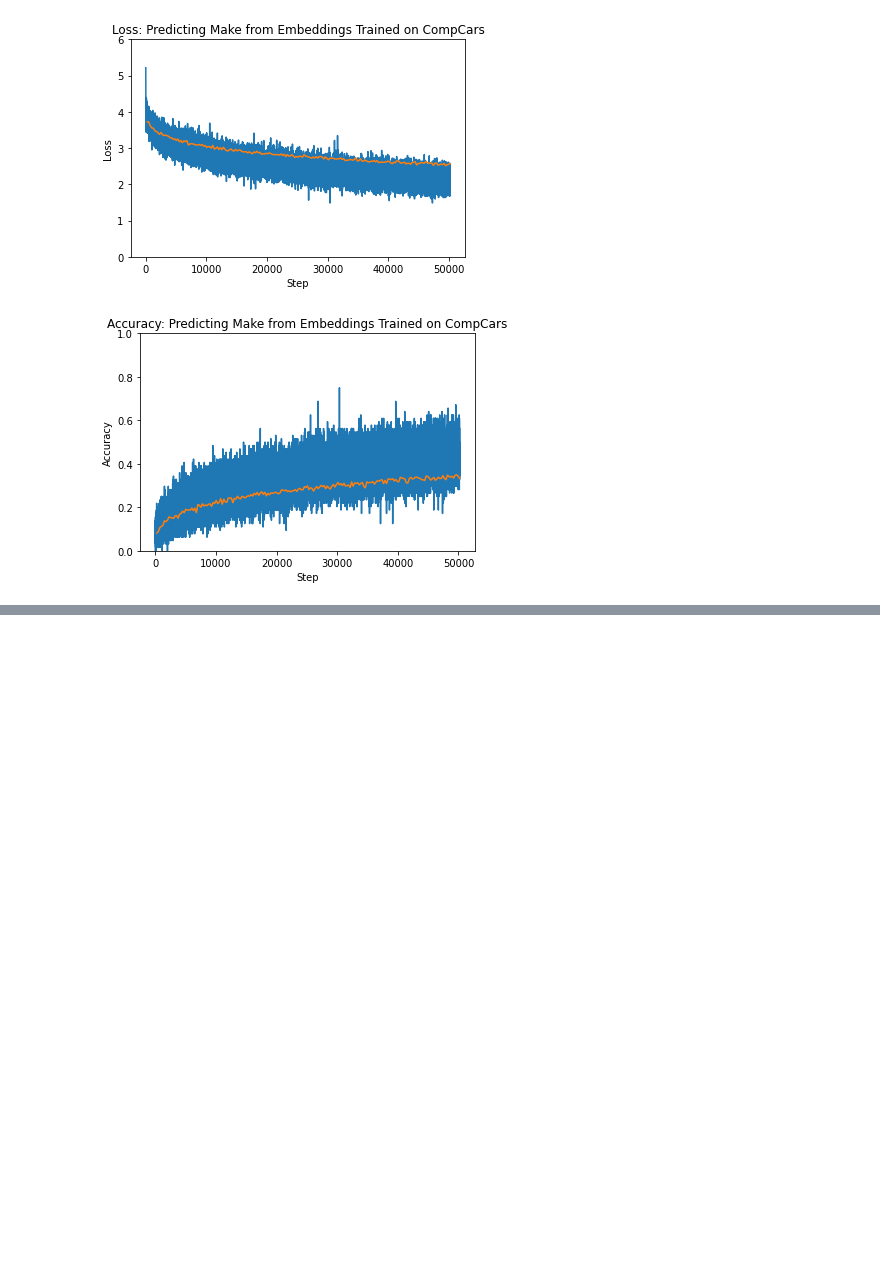
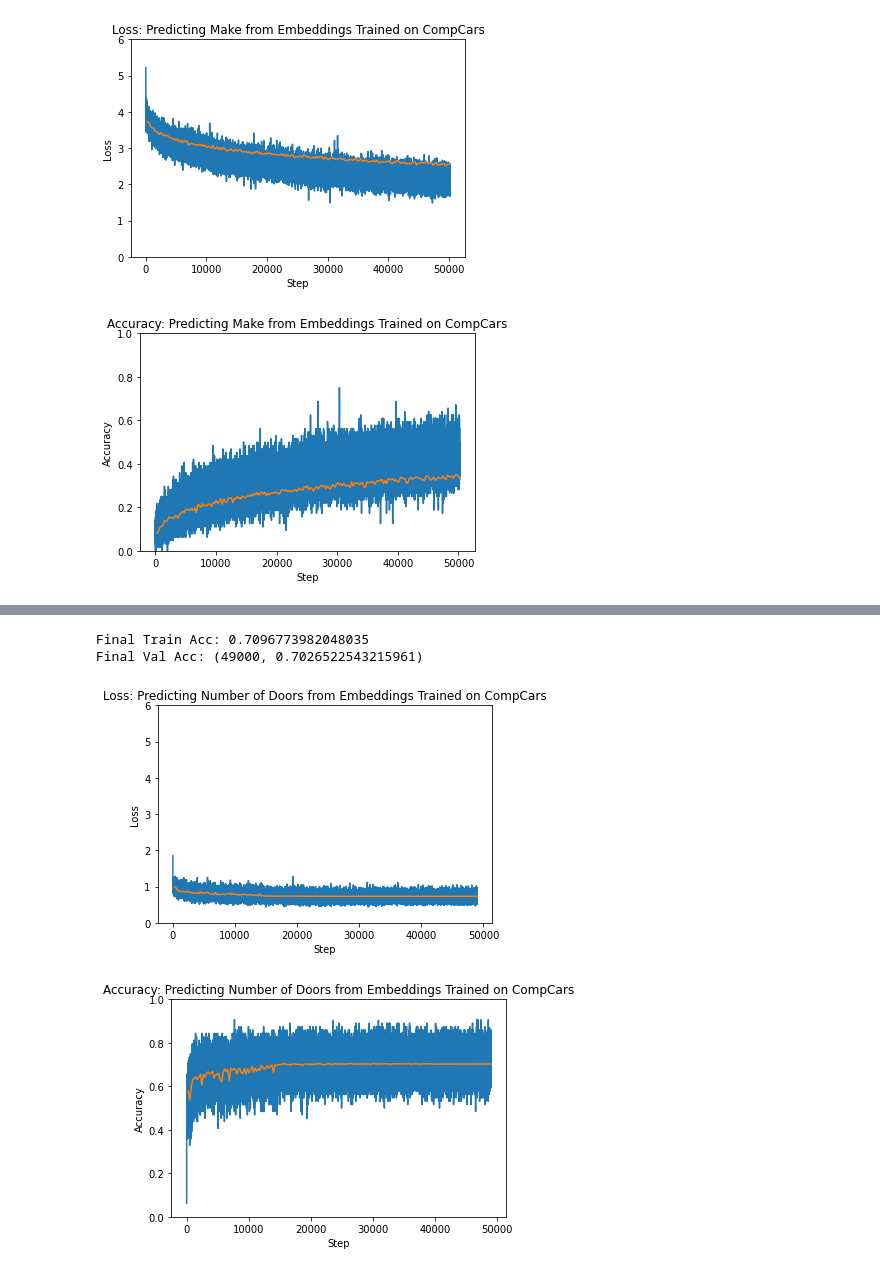
Before and after one commit to cloughurd/SimCLR, a Jupyter notebook: ClassifyCompCars.ipynb, the cells around one changed output, grey strips where cells are left out. Cells and saved outputs as stored; diff of their text form; code cells hidden in the pictures; blank space fills up the shorter version.

```diff
--- a/ClassifyCompCars.ipynb
+++ b/ClassifyCompCars.ipynb
@@ -187,0 +195,8 @@ Final Val Acc: (50200, 0.6379318020792089)
+# %%
+cc_door_results = train('cc', target='door_number')
+plot(cc_door_results, 'Predicting Number of Doors from Embeddings Trained on CompCars')
+# %% [output]
+Final Train Acc: 0.7096773982048035
+Final Val Acc: (49000, 0.7026522543215961)
+[figure, added]
+[figure, added]
```
Also changed, not shown: parts of 7 cells of this notebook.
